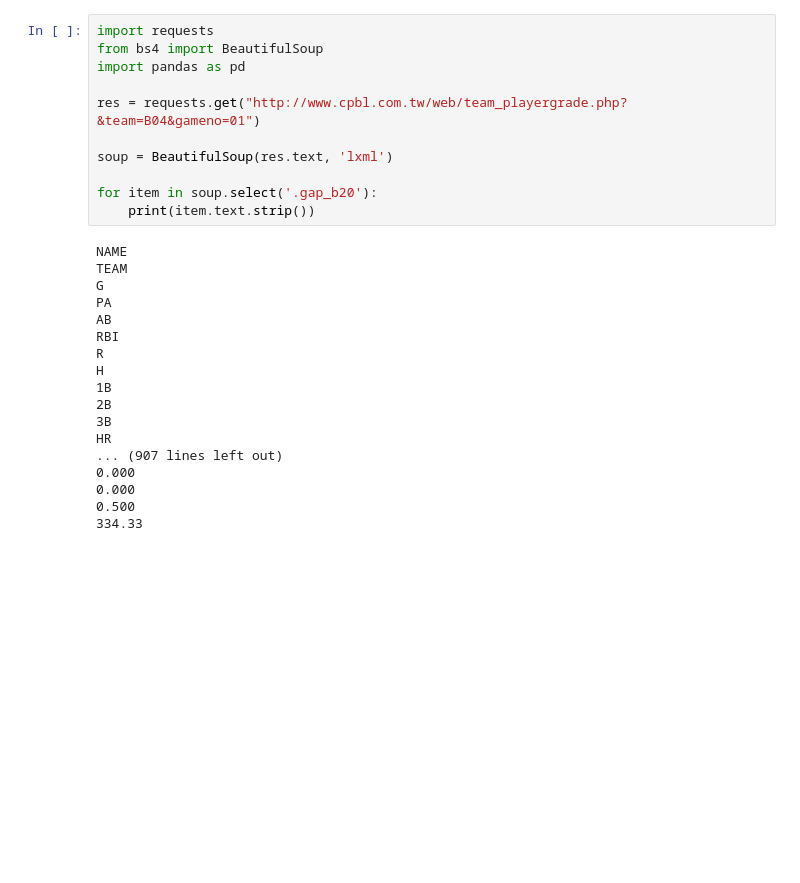
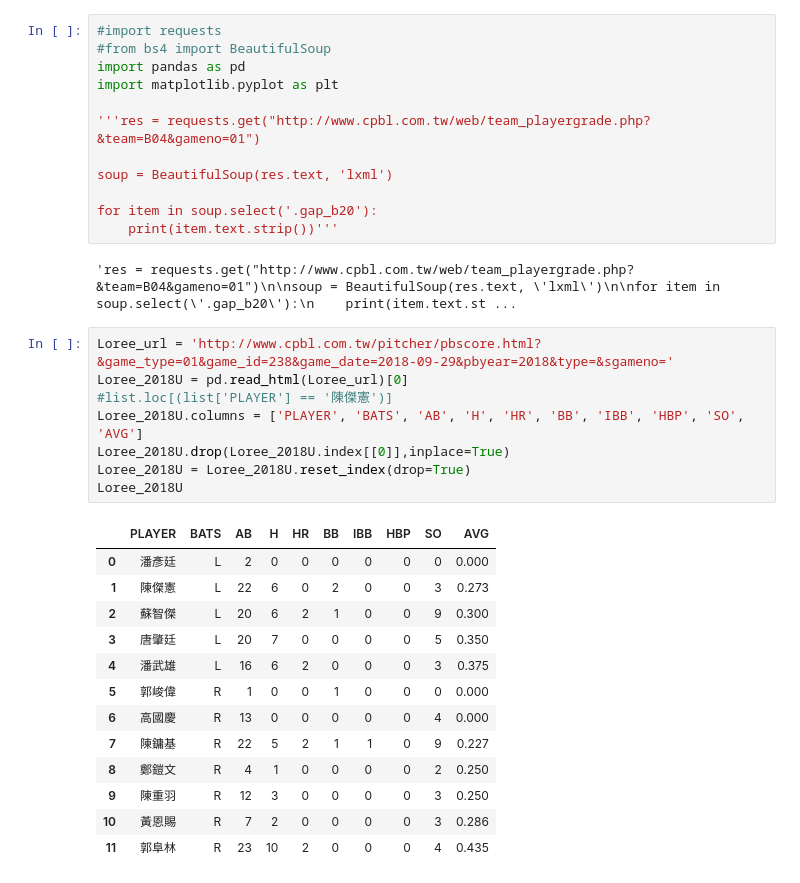
Before and after one commit to ShiNSanity75/Data_Visualization, a Jupyter notebook: crawler/Crawler Practice.ipynb, the cells around one changed output. Cells and saved outputs as stored; diff of their text form; blank space fills up the shorter version.

```diff
--- a/crawler/Crawler Practice.ipynb
+++ b/crawler/Crawler Practice.ipynb
@@ -1,29 +1,36 @@
 # %%
-import requests
-from bs4 import BeautifulSoup
+#import requests
+#from bs4 import BeautifulSoup
 import pandas as pd
+import matplotlib.pyplot as plt
 
-res = requests.get("http://www.cpbl.com.tw/web/team_playergrade.php?&team=B04&gameno=01")
+'''res = requests.get("http://www.cpbl.com.tw/web/team_playergrade.php?&team=B04&gameno=01")
 
 soup = BeautifulSoup(res.text, 'lxml')
 
 for item in soup.select('.gap_b20'):
-    print(item.text.strip())
+    print(item.text.strip())'''
 # %% [output]
-NAME
-TEAM
-G
-PA
-AB
-RBI
-R
-H
-1B
-2B
-3B
-HR
-... (907 lines left out)
-0.000
-0.000
-0.500
-334.33
+'res = requests.get("http://www.cpbl.com.tw/web/team_playergrade.php?&team=B04&gameno=01")\n\nsoup = BeautifulSoup(res.text, \'lxml\')\n\nfor item in soup.select(\'.gap_b20\'):\n    print(item.text.st ...
+# %%
+Loree_url = 'http://www.cpbl.com.tw/pitcher/pbscore.html?&game_type=01&game_id=238&game_date=2018-09-29&pbyear=2018&type=&sgameno='
+Loree_2018U = pd.read_html(Loree_url)[0]
+#list.loc[(list['PLAYER'] == '陳傑憲')]
+Loree_2018U.columns = ['PLAYER', 'BATS', 'AB', 'H', 'HR', 'BB', 'IBB', 'HBP', 'SO', 'AVG']
+Loree_2018U.drop(Loree_2018U.index[[0]],inplace=True)
+Loree_2018U = Loree_2018U.reset_index(drop=True)
+Loree_2018U
+# %% [output]
+|  | PLAYER | BATS | AB | H | HR | BB | IBB | HBP | SO | AVG |
+| 0 | 潘彥廷 | L | 2 | 0 | 0 | 0 | 0 | 0 | 0 | 0.000 |
+| 1 | 陳傑憲 | L | 22 | 6 | 0 | 2 | 0 | 0 | 3 | 0.273 |
+| 2 | 蘇智傑 | L | 20 | 6 | 2 | 1 | 0 | 0 | 9 | 0.300 |
+| 3 | 唐肇廷 | L | 20 | 7 | 0 | 0 | 0 | 0 | 5 | 0.350 |
+| 4 | 潘武雄 | L | 16 | 6 | 2 | 0 | 0 | 0 | 3 | 0.375 |
+| 5 | 郭峻偉 | R | 1 | 0 | 0 | 1 | 0 | 0 | 0 | 0.000 |
+| 6 | 高國慶 | R | 13 | 0 | 0 | 0 | 0 | 0 | 4 | 0.000 |
+| 7 | 陳鏞基 | R | 22 | 5 | 2 | 1 | 1 | 0 | 9 | 0.227 |
+| 8 | 鄭鎧文 | R | 4 | 1 | 0 | 0 | 0 | 0 | 2 | 0.250 |
+| 9 | 陳重羽 | R | 12 | 3 | 0 | 0 | 0 | 0 | 3 | 0.250 |
+| 10 | 黃恩賜 | R | 7 | 2 | 0 | 0 | 0 | 0 | 3 | 0.286 |
+| 11 | 郭阜林 | R | 23 | 10 | 2 | 0 | 0 | 0 | 4 | 0.435 |
```
Also changed, not shown: parts of 12 cells of this notebook.
